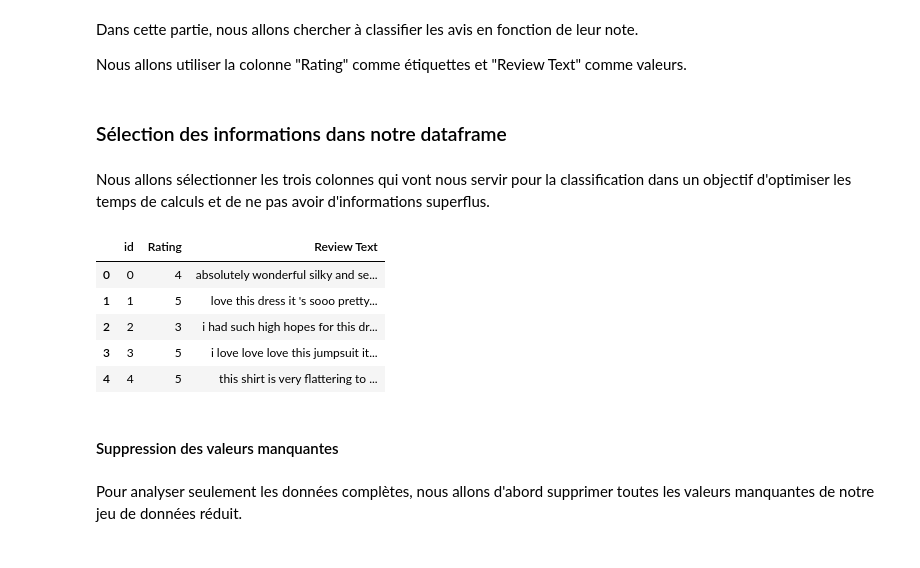
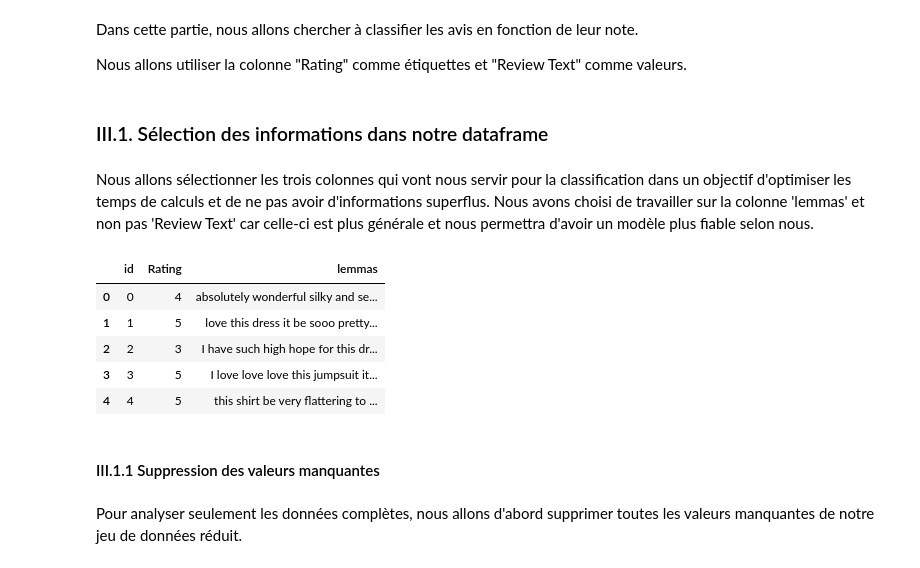
Before and after one commit to marieguib/2023_NLP-Detection_cyber_harcelement, a Jupyter notebook: projet_marie.ipynb, the cells around one changed output. Saved outputs shown, nothing was run; the diff lists cells and outputs as text; code cells hidden in the pictures.

```diff
--- a/projet_marie.ipynb
+++ b/projet_marie.ipynb
@@ -106,9 +111,9 @@ def remove_punctuation(df, column_name):
     df[column_name] = df[column_name].apply(lambda x: ' '.join([token.text for token in nlp(x) if not token.is_punct and token.text != "'"]))
     return df
 # %%
-def remove_punctuation(df, column_name):
-    df[column_name] = df[column_name].apply(lambda x: ' '.join([token.text for token in nlp(x) if not token.is_punct and token.text != "'" and token.text != "’"]))
-    return df
+# def remove_punctuation(df, column_name):
+#     df[column_name] = df[column_name].apply(lambda x: ' '.join([token.text for token in nlp(x) if not token.is_punct and token.text != "'" and token.text != "’"]))
+#     return df
 # %%
 data = remove_punctuation(data, 'Review Text')
 # %% [markdown]
@@ -336,22 +388,23 @@ Dans cette partie, nous allons chercher à classifier les avis en fonction de le
 
 Nous allons utiliser la colonne "Rating" comme étiquettes et "Review Text" comme valeurs.
 # %% [markdown]
-### Sélection des informations dans notre dataframe
+### III.1. Sélection des informations dans notre dataframe
 # %% [markdown]
 Nous allons sélectionner les trois colonnes qui vont nous servir pour la classification dans un objectif d'optimiser les temps de calculs et de ne pas avoir d'informations superflus.
+Nous avons choisi de travailler sur la colonne 'lemmas' et non pas 'Review Text' car celle-ci est plus générale et nous permettra d'avoir un modèle plus fiable selon nous.
 # %%
-# On récupère la colonne id, Rating et Review Text
-new_data = data[["id", "Rating", "Review Text"]]
+# On récupère la colonne id, Rating et lemmas
+new_data = data[["id", "Rating", "lemmas"]]
 new_data.head()
 # %% [output]
-|  | id | Rating | Review Text |
+|  | id | Rating | lemmas |
 | 0 | 0 | 4 | absolutely wonderful silky and se... |
-| 1 | 1 | 5 | love this dress it 's sooo pretty... |
-| 2 | 2 | 3 | i had such high hopes for this dr... |
-| 3 | 3 | 5 | i love love love this jumpsuit it... |
-| 4 | 4 | 5 | this shirt is very flattering to ... |
+| 1 | 1 | 5 | love this dress it be sooo pretty... |
+| 2 | 2 | 3 | I have such high hope for this dr... |
+| 3 | 3 | 5 | I love love love this jumpsuit it... |
+| 4 | 4 | 5 | this shirt be very flattering to ... |
 # %% [markdown]
-#### Suppression des valeurs manquantes
+#### III.1.1 Suppression des valeurs manquantes
 # %% [markdown]
 Pour analyser seulement les données complètes, nous allons d'abord supprimer toutes les valeurs manquantes de notre jeu de données réduit.
 # %%
```
Also changed, not shown: parts of 160 cells of this notebook, 1 other file.
